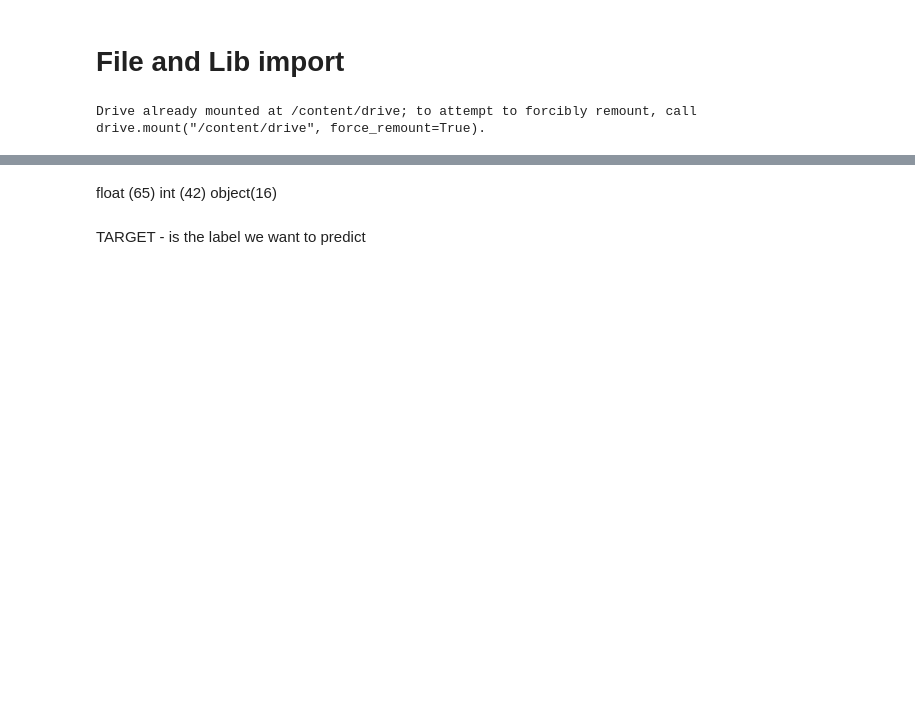
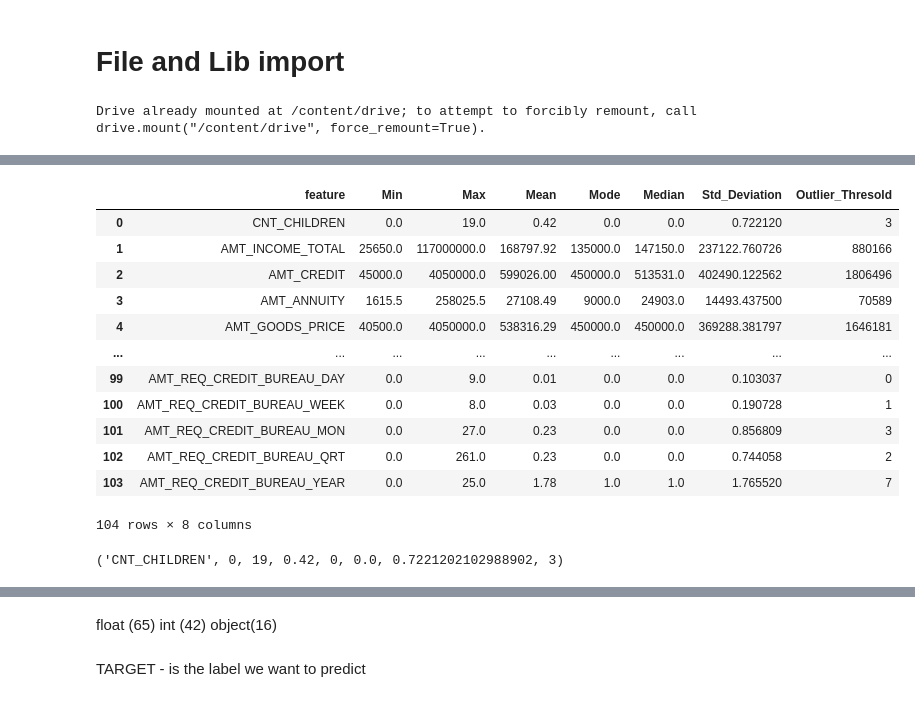
Before and after one commit to yadneshkhairnar194/Home-Credit-Default-Risk, a Jupyter notebook: Home_Credit_Default_Risk.ipynb, the cells around one changed output, grey strips where cells are left out. Saved outputs shown, nothing was run; the diff lists cells and outputs as text; code cells hidden in the pictures; blank space fills up the shorter version.

```diff
--- a/Home_Credit_Default_Risk.ipynb
+++ b/Home_Credit_Default_Risk.ipynb
@@ -110,6 +110,8 @@ installments_payments = pd.read_csv("/content/drive/MyDrive/Colab Notebooks/inst
 pos_cash_balance = pd.read_csv("/content/drive/MyDrive/Colab Notebooks/pos_cash_balance_10k.csv")
 previous_application = pd.read_csv("/content/drive/MyDrive/Colab Notebooks/previous_application_10k.csv")
 
-application_train_25k = pd.read_csv("/content/drive/MyDrive/Colab Notebooks/application_train_25k.csv")
+application_train = pd.read_csv("/content/drive/MyDrive/Colab Notebooks/application_train.csv")
+application_test = pd.read_csv("/content/drive/MyDrive/Colab Notebooks/application_test.csv")
+
 
 data_dictionary = pd.read_csv("/content/drive/MyDrive/Colab Notebooks/Data_Dictionary.csv")
@@ -125,0 +168,10 @@ data_dictionary.Table.drop_duplicates().tolist()
+# %%
+#@title Numeric Columns in application_train.csv
+numerics = ['int16', 'int32', 'int64', 'float16', 'float32', 'float64']
+numeric_application_train = application_train.select_dtypes(include=numerics)
+numeric_columns_application_train = numeric_application_train.columns.tolist()[2:]
+numeric_columns_application_train
+# %%
+#@title Missing Data in application_train
+miss_data = pd.DataFrame((numeric_application_train.isnull().sum())*100/application_train.shape[0]).reset_index()
+null_numeric_columns = miss_data[miss_data[0]>0]['index'].tolist()
@@ -125,0 +222,48 @@ data_dictionary.Table.drop_duplicates().tolist()
+# %%
+#@title Imputation of Null values for Numeric Columns
+
+for x in null_numeric_columns:
+  median = round(application_train[x].median())
+  application_train[x] = application_train[x].fillna(median)
+# %%
+#@title Calculate all fundamental statistics: feature|0, min|1, max|2, mean|3, mode|4, median|5, sdev|6, threshold|7
+
+
+numeric_columns_application_train_thresold = []
+
+def get_column_threshold(feature):
+    """ Outliers are usually > 3 standard deviations away from the mean. """
+    min=np.min(application_train[feature])
+    max=np.max(application_train[feature])
+    median = round(application_train[feature].median(), 2)
+    mean = round(np.mean(application_train[feature]), 2)
+    mode = round(application_train[feature].mode().values[0], 2)
+    sdev=np.std(application_train[feature])
+    threshold=round(mean+(3*sdev))
+    return feature, min, max, mean, mode, median, sdev, threshold
+
+for x in numeric_columns_application_train:
+  numeric_columns_application_train_thresold.append(get_column_threshold(x))
+
+numeric_columns_application_train_stats_df = pd.DataFrame(numeric_columns_application_train_thresold)
+numeric_columns_application_train_stats_df.columns = ['feature', 'Min', 'Max', 'Mean', 'Mode', 'Median', 'Std_Deviation', 'Outlier_Thresold']
+
+numeric_columns_application_train_stats_df
+# %% [output]
+|  | feature | Min | Max | Mean | Mode | Median | Std_Deviation | Outlier_Thresold |
+| 0 | CNT_CHILDREN | 0.0 | 19.0 | 0.42 | 0.0 | 0.0 | 0.722120 | 3 |
+| 1 | AMT_INCOME_TOTAL | 25650.0 | 117000000.0 | 168797.92 | 135000.0 | 147150.0 | 237122.760726 | 880166 |
+| 2 | AMT_CREDIT | 45000.0 | 4050000.0 | 599026.00 | 450000.0 | 513531.0 | 402490.122562 | 1806496 |
+| 3 | AMT_ANNUITY | 1615.5 | 258025.5 | 27108.49 | 9000.0 | 24903.0 | 14493.437500 | 70589 |
+| 4 | AMT_GOODS_PRICE | 40500.0 | 4050000.0 | 538316.29 | 450000.0 | 450000.0 | 369288.381797 | 1646181 |
+| ... | ... | ... | ... | ... | ... | ... | ... | ... |
+| 99 | AMT_REQ_CREDIT_BUREAU_DAY | 0.0 | 9.0 | 0.01 | 0.0 | 0.0 | 0.103037 | 0 |
+| 100 | AMT_REQ_CREDIT_BUREAU_WEEK | 0.0 | 8.0 | 0.03 | 0.0 | 0.0 | 0.190728 | 1 |
+| 101 | AMT_REQ_CREDIT_BUREAU_MON | 0.0 | 27.0 | 0.23 | 0.0 | 0.0 | 0.856809 | 3 |
+| 102 | AMT_REQ_CREDIT_BUREAU_QRT | 0.0 | 261.0 | 0.23 | 0.0 | 0.0 | 0.744058 | 2 |
+| 103 | AMT_REQ_CREDIT_BUREAU_YEAR | 0.0 | 25.0 | 1.78 | 1.0 | 1.0 | 1.765520 | 7 |
+104 rows × 8 columns
+# %%
+numeric_columns_application_train_thresold[0]
+# %% [output]
+('CNT_CHILDREN', 0, 19, 0.42, 0, 0.0, 0.7221202102988902, 3)
```
Also changed, not shown: parts of 68 cells of this notebook.
